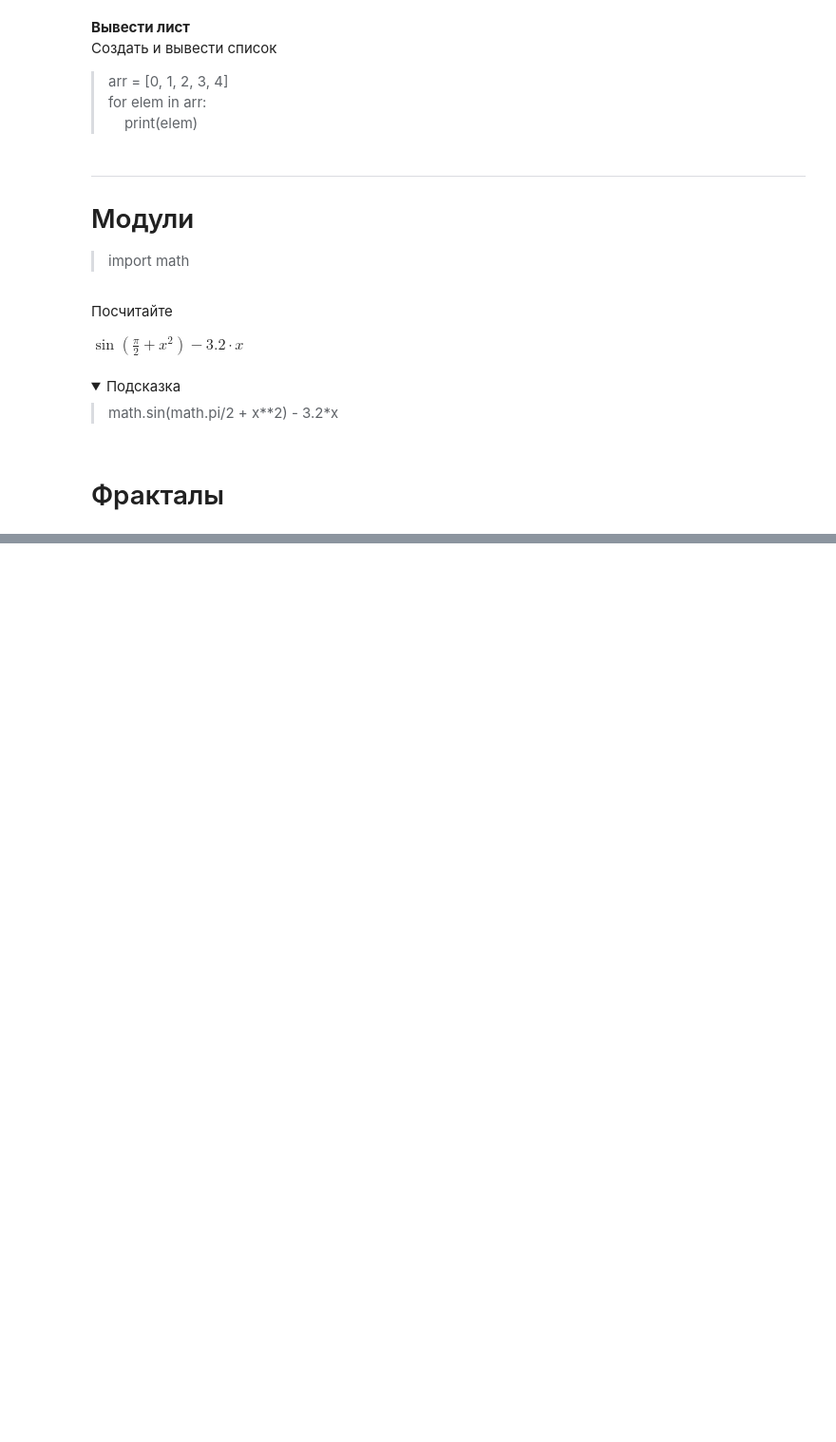
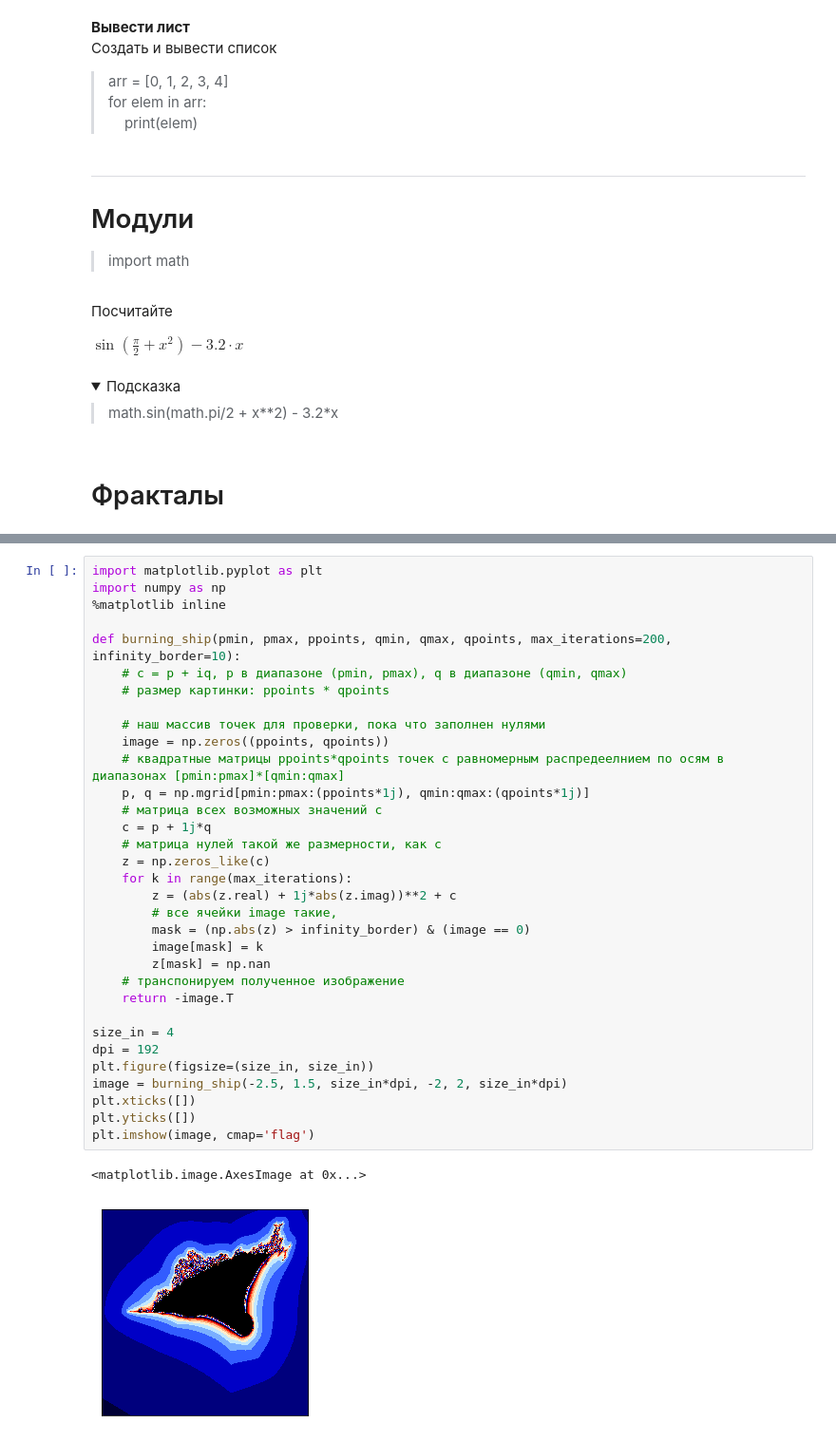
Before and after one commit to k4black/python-guide-fractals, a Jupyter notebook: PythonHSE.ipynb, the cells around one changed output, grey strips where cells are left out. Shown at 95% size. Cells and saved outputs as stored; diff of their text form; folded sections open; blank space fills up the shorter version.

Commit message:
Burning ship & Julia set

```diff
--- a/PythonHSE.ipynb
+++ b/PythonHSE.ipynb
@@ -230,0 +226,36 @@ plt.imshow(image, cmap='flag', interpolation='none')
+# %%
+import matplotlib.pyplot as plt
+import numpy as np
+%matplotlib inline
+
+def burning_ship(pmin, pmax, ppoints, qmin, qmax, qpoints, max_iterations=200, infinity_border=10):
+    # c = p + iq, p в диапазоне (pmin, pmax), q в диапазоне (qmin, qmax)
+    # размер картинки: ppoints * qpoints
+
+    # наш массив точек для проверки, пока что заполнен нулями
+    image = np.zeros((ppoints, qpoints))
+    # квадратные матрицы ppoints*qpoints точек с равномерным распредеелнием по осям в диапазонах [pmin:pmax]*[qmin:qmax]
+    p, q = np.mgrid[pmin:pmax:(ppoints*1j), qmin:qmax:(qpoints*1j)]
+    # матрица всех возможных значений c
+    c = p + 1j*q
+    # матрица нулей такой же размерности, как c
+    z = np.zeros_like(c)
+    for k in range(max_iterations):
+        z = (abs(z.real) + 1j*abs(z.imag))**2 + c
+        # все ячейки image такие,
+        mask = (np.abs(z) > infinity_border) & (image == 0)
+        image[mask] = k
+        z[mask] = np.nan
+    # транспонируем полученное изображение
+    return -image.T
+
+size_in = 4
+dpi = 192
+plt.figure(figsize=(size_in, size_in))
+image = burning_ship(-2.5, 1.5, size_in*dpi, -2, 2, size_in*dpi)
+plt.xticks([])
+plt.yticks([])
+plt.imshow(image, cmap='flag')
+# %% [output]
+<matplotlib.image.AxesImage at 0x...>
+[figure, added]
```
Also changed, not shown: parts of 15 cells of this notebook.
